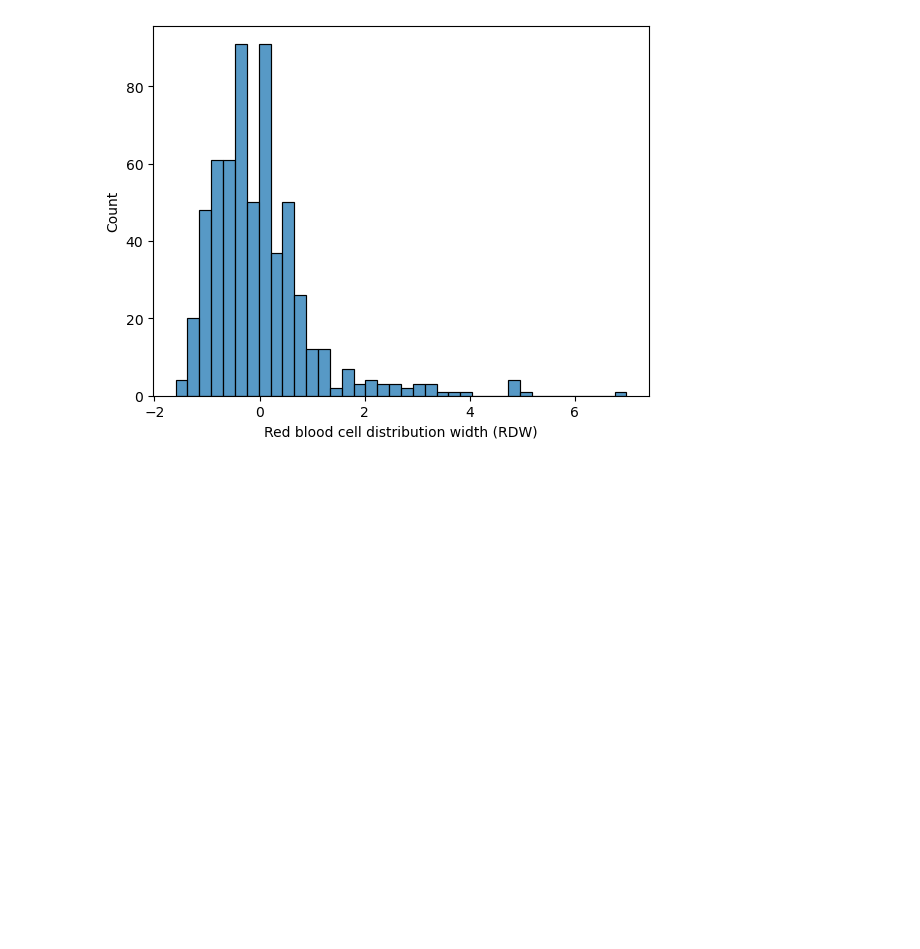
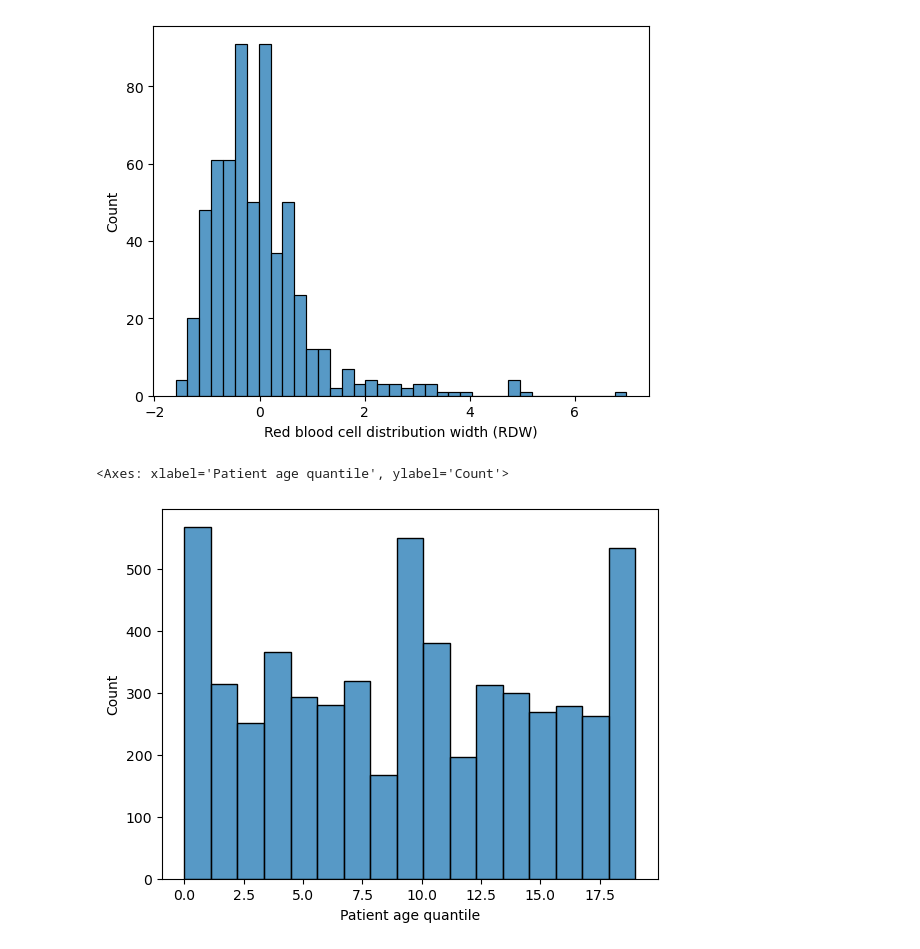
Before and after one commit to DST-NDIAYE/COVID-19, a Jupyter notebook: projet-covid.ipynb, the cells around one changed output. Saved outputs shown, nothing was run; the diff lists cells and outputs as text; code cells hidden in the pictures; blank space fills up the shorter version.

Commit message:
graphe_des_variable_float

```diff
--- a/projet-covid.ipynb
+++ b/projet-covid.ipynb
@@ -96,3 +96,8 @@ for col in df.select_dtypes('float'):
 [figure]
 [figure]
 [figure]
+# %%
+sns.histplot( df['Patient age quantile'] )
+# %% [output]
+<Axes: xlabel='Patient age quantile', ylabel='Count'>
+[figure, added]
```
